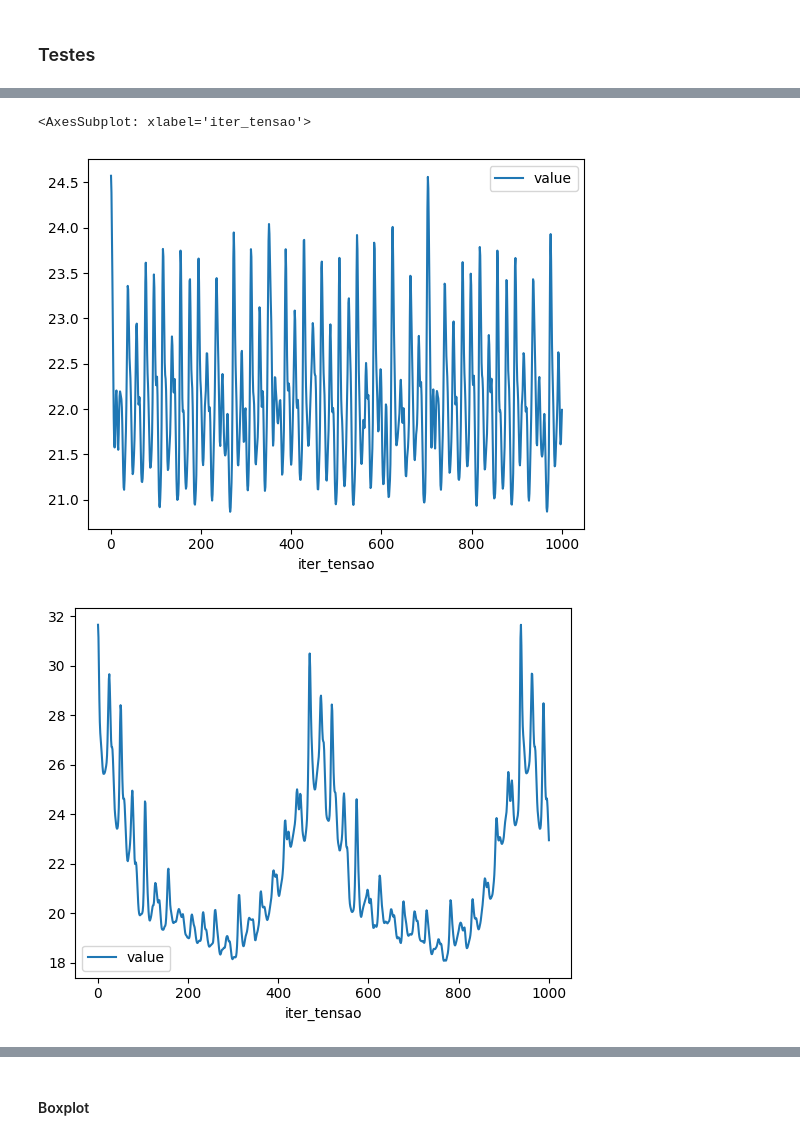
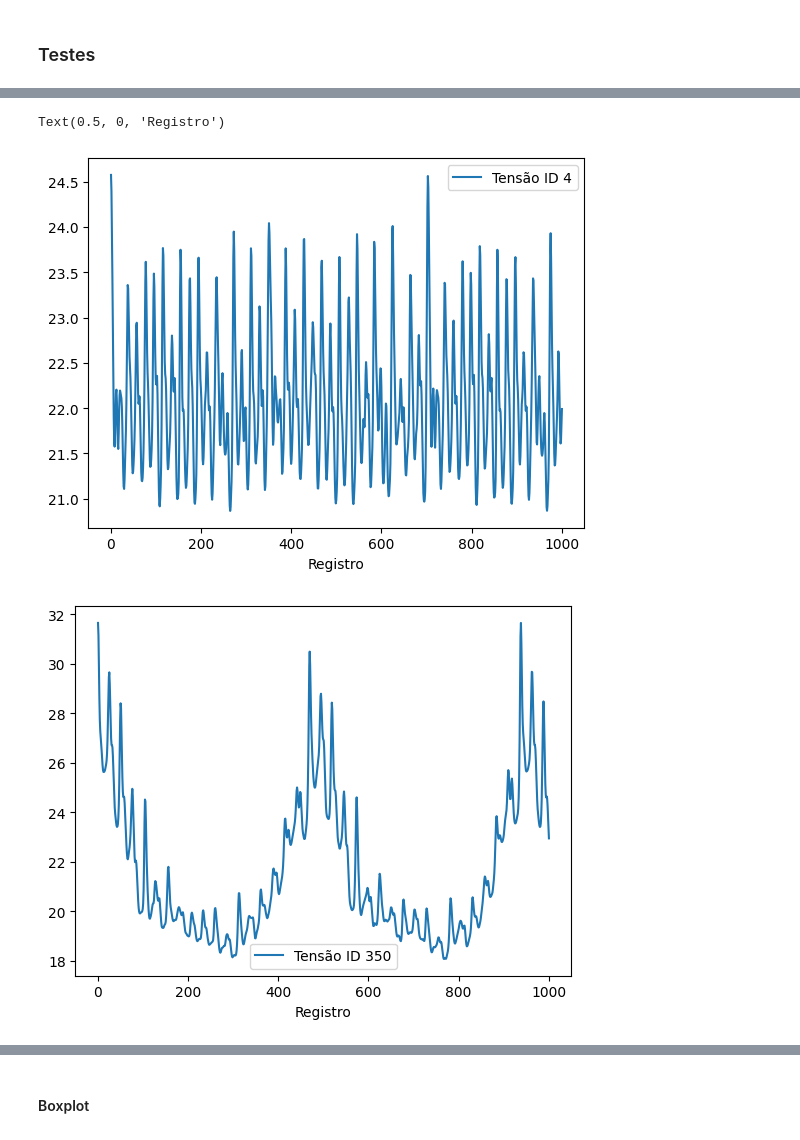
Before and after one commit to FQAlmeida/ML-Engine-Classification, a Jupyter notebook: src/main.ipynb, the cells around one changed output, grey strips where cells are left out. Drawn from its saved outputs; the diff is of its cells as text; code cells hidden in the pictures.

```diff
--- a/src/main.ipynb
+++ b/src/main.ipynb
@@ -229,13 +372,19 @@ melted.loc[melted['id_teste'] == 450].loc[melted['value'] < 1.2].plot(x="iter_co
 # %%
 melted = df_state_0.melt(id_vars=("id_teste", "iter_tensao"), value_vars=("tensao",))
-melted.loc[melted['id_teste'] == 4].loc[melted['value'] < 75].plot(x="iter_tensao", y="value")
+ax = melted.loc[melted['id_teste'] == 4].loc[melted['value'] < 75].plot(x="iter_tensao", y="value")
+ax.legend(["Tensão ID 4"])
+ax.set_xlabel("Registro")
 
 melted = df_state_1.melt(id_vars=("id_teste", "iter_tensao"), value_vars=("tensao",))
-melted.loc[melted['id_teste'] == 350].loc[melted['value'] < 75].plot(x="iter_tensao", y="value")
+ax = melted.loc[melted['id_teste'] == 350].loc[melted['value'] < 75].plot(x="iter_tensao", y="value")
+ax.legend(["Tensão ID 350"])
+ax.set_xlabel("Registro")
 
 melted = df_state_2.melt(id_vars=("id_teste", "iter_tensao"), value_vars=("tensao",))
-melted.loc[melted['id_teste'] == 450].loc[melted['value'] < 75].plot(x="iter_tensao", y="value")
+ax = melted.loc[melted['id_teste'] == 450].loc[melted['value'] < 75].plot(x="iter_tensao", y="value")
+ax.legend(["Tensão ID 450"])
+ax.set_xlabel("Registro")
 # %% [output]
-<AxesSubplot: xlabel='iter_tensao'>
+Text(0.5, 0, 'Registro')
-[figure, old version]
+[figure, new version]
-[figure, old version]
+[figure, new version]
```
Also changed, not shown: parts of 20 cells of this notebook, 16 other files.
